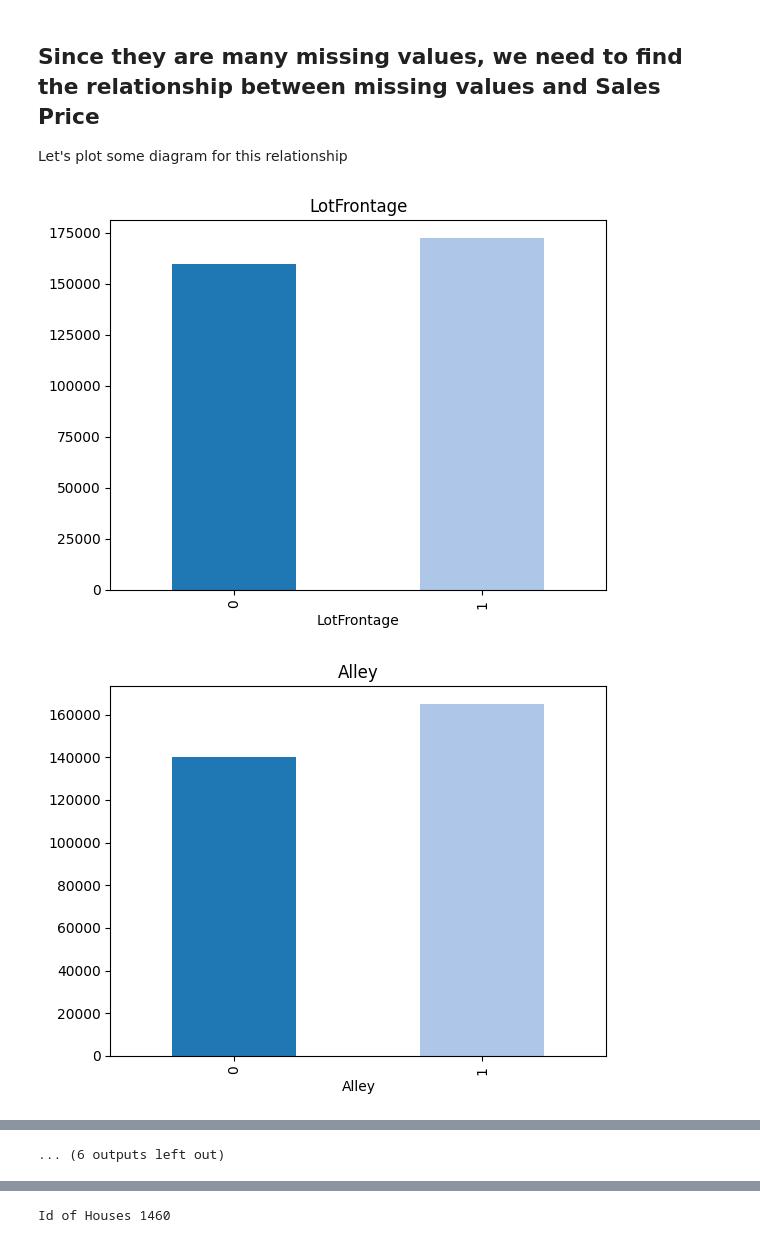
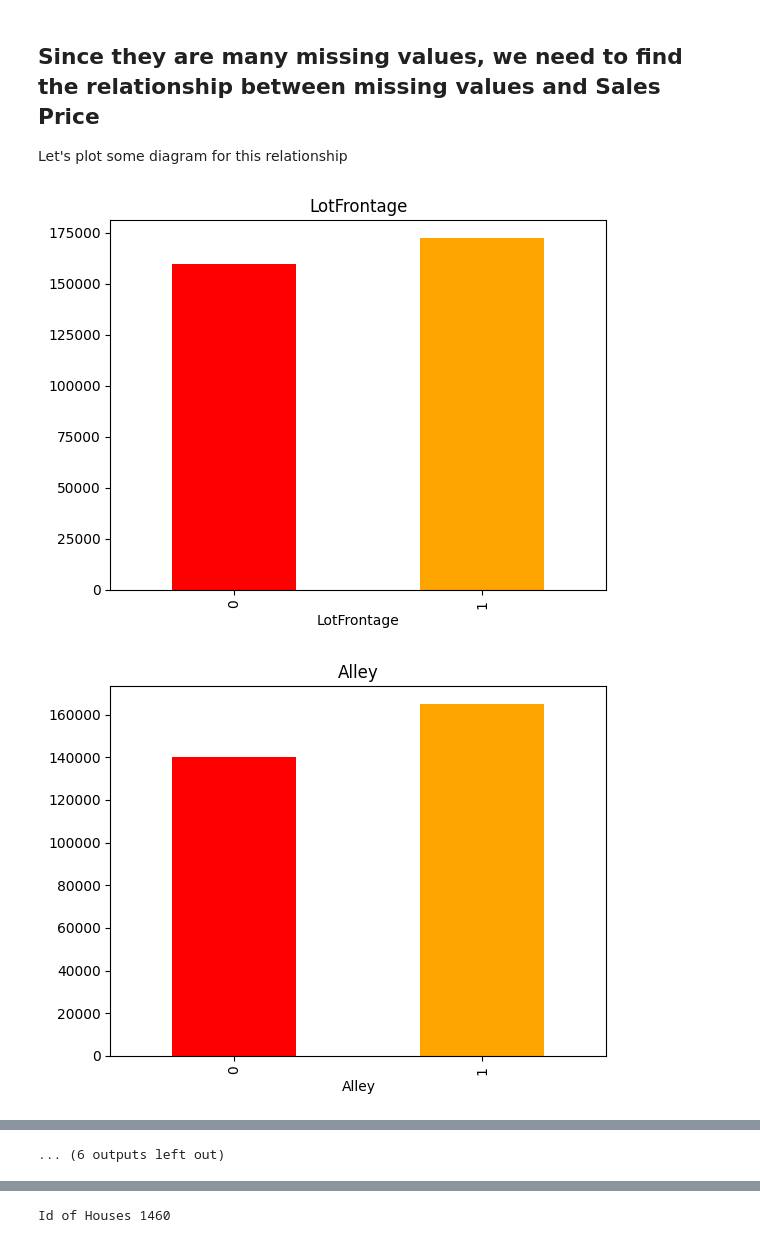
Before and after one commit to iamshanu14/house-price-prediction, a Jupyter notebook: House Price Prediction using Regression Technique.ipynb, the cells around one changed output, grey strips where cells are left out. Cells and saved outputs as stored; diff of their text form; code cells hidden in the pictures.

Commit message:
Kaggle Notebook | House Price Prediction using Regression Technique  | Version 57

```diff
--- a/House Price Prediction using Regression Technique.ipynb
+++ b/House Price Prediction using Regression Technique.ipynb
@@ -100,16 +100,19 @@ MiscFeature 0.963  % missing values
 
 Let's plot some diagram for this relationship
 # %%
+# Define a color palette
+colors = ['red', 'orange']  # Customize if needed
+
 for feature in features_with_na:
     data = dataset.copy()
 
-    # let's make a variable that indicates 1 if the observation was missing or zero otherwise
+    # Create a binary variable for missing values
     data[feature] = np.where(data[feature].isnull(), 1, 0)
 
-    # let's calculate the mean SalePrice where the information is missing or present
+    # Plot the median SalePrice for missing vs. non-missing data
     data.groupby(feature)['SalePrice'].median().plot.bar(color=colors)
     plt.title(feature)
     plt.show()
 # %% [output]
-[figure, old version]
+[figure, new version]
-[figure, old version]
+[figure, new version]
```
Also changed, not shown: parts of 4 cells of this notebook.
